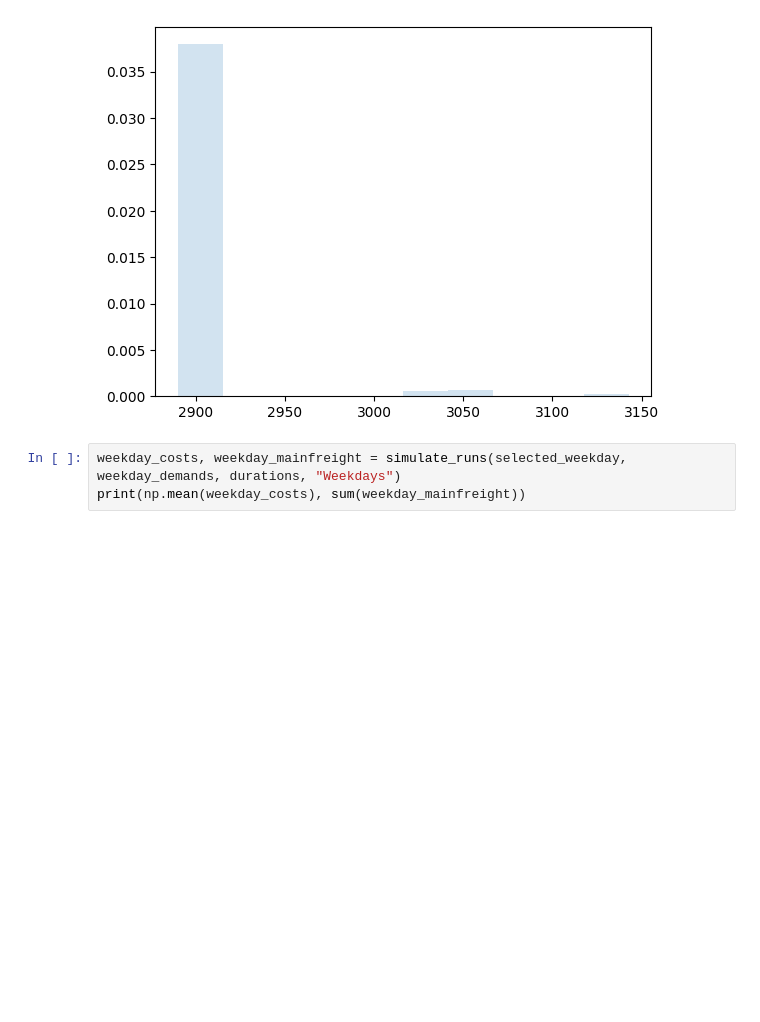
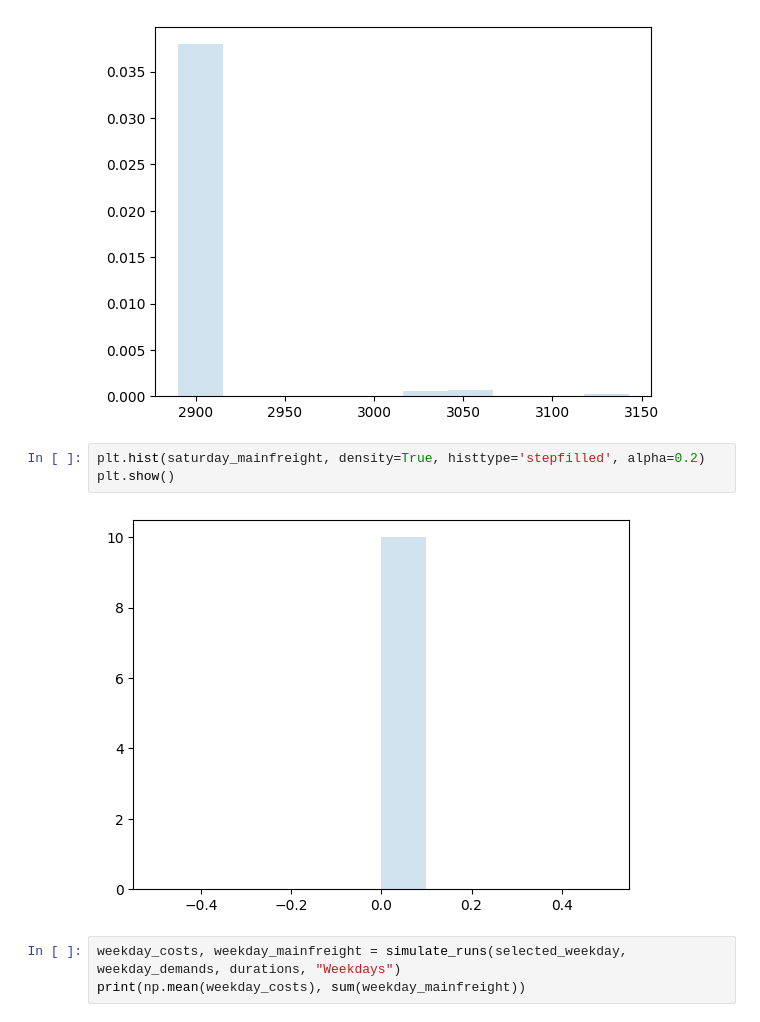
Before and after one commit to aguo921/engsci263-or-project, a Jupyter notebook: simulation/simulation.ipynb, the cells around one changed output. Drawn from its saved outputs; the diff is of its cells as text; blank space fills up the shorter version.

```diff
--- a/simulation/simulation.ipynb
+++ b/simulation/simulation.ipynb
@@ -78,6 +79,11 @@ plt.hist(saturday_costs, density=True, histtype='stepfilled', alpha=0.2)
 plt.show()
 # %% [output]
 [figure]
+# %%
+plt.hist(saturday_mainfreight, density=True, histtype='stepfilled', alpha=0.2)
+plt.show()
+# %% [output]
+[figure, added]
 # %%
 weekday_costs, weekday_mainfreight = simulate_runs(selected_weekday, weekday_demands, durations, "Weekdays")
 print(np.mean(weekday_costs), sum(weekday_mainfreight))
```
Also changed, not shown: parts of 2 cells of this notebook.
